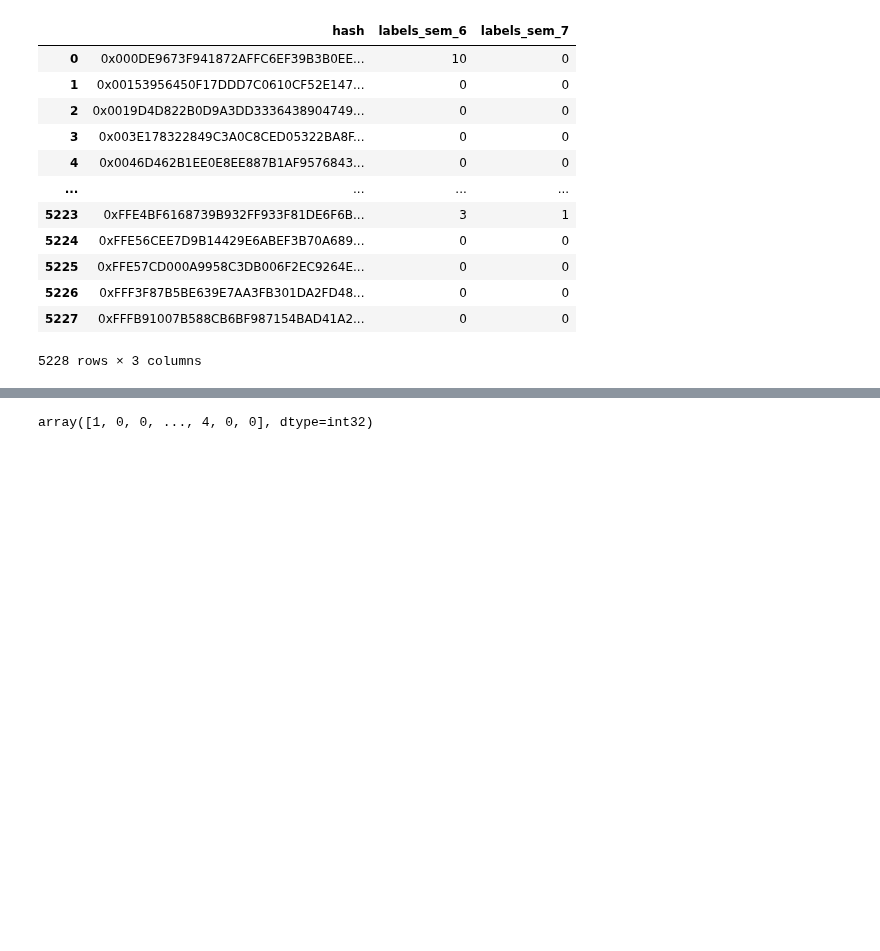
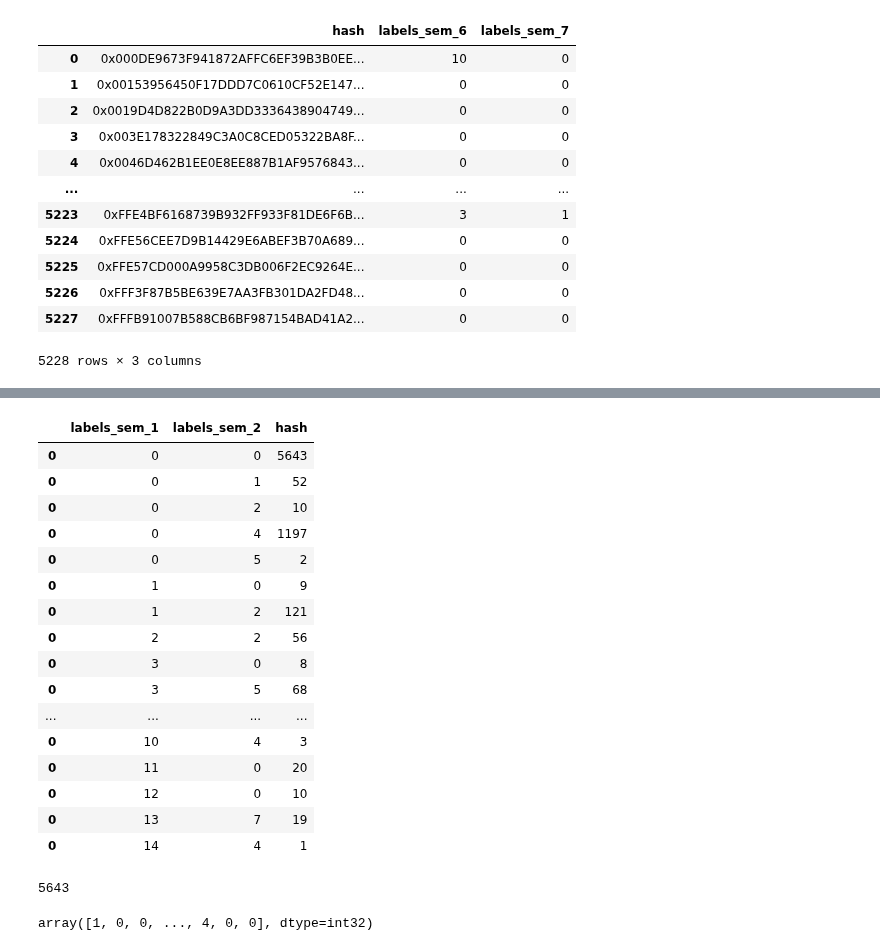
Before and after one commit to Maksimka9/clustering, a Jupyter notebook: main.ipynb, the cells around one changed output, grey strips where cells are left out. Saved outputs shown, nothing was run; the diff lists cells and outputs as text; code cells hidden in the pictures; blank space fills up the shorter version.

```diff
--- a/main.ipynb
+++ b/main.ipynb
@@ -326,3 +348,3 @@ compare_list[0].groupby(['labels_sem_1', 'labels_sem_2']).count() # Сделат
 # %%
-group_df = pd.DataFrame(compare_labels_df.groupby(['labels_sem_1', 'labels_sem_2']))
+group_df = pd.DataFrame(compare_list[0].groupby(['labels_sem_1', 'labels_sem_2']))
 group_df
@@ -329,3 +369,35 @@ group_df
+# %%
+# реализовать создание таких таблиц в цикле записывая их в словарь
+
+cluster_correspond_df = pd.DataFrame(columns=['labels_sem_1', 'labels_sem_2', 'hash'])
+
+for index in group_df.index:
+  string = pd.DataFrame({'labels_sem_1' : [group_df[0][index][0]], 'labels_sem_2' : [group_df[0][index][1]], 'hash' : [count_table['hash'][index]]})
+  cluster_correspond_df = pd.concat([cluster_correspond_df, string])
+
+cluster_correspond_df
+# %% [output]
+|  | labels_sem_1 | labels_sem_2 | hash |
+| 0 | 0 | 0 | 5643 |
+| 0 | 0 | 1 | 52 |
+| 0 | 0 | 2 | 10 |
+| 0 | 0 | 4 | 1197 |
+| 0 | 0 | 5 | 2 |
+| 0 | 1 | 0 | 9 |
+| 0 | 1 | 2 | 121 |
+| 0 | 2 | 2 | 56 |
+| 0 | 3 | 0 | 8 |
+| 0 | 3 | 5 | 68 |
+| ... | ... | ... | ... |
+| 0 | 10 | 4 | 3 |
+| 0 | 11 | 0 | 20 |
+| 0 | 12 | 0 | 10 |
+| 0 | 13 | 7 | 19 |
+| 0 | 14 | 4 | 1 |
+# %%
+count_table['hash'][0][0]
+# %% [output]
+5643
 # %%
 # Выделение массива меток кластеров
 
```
Also changed, not shown: parts of 4 cells of this notebook.
